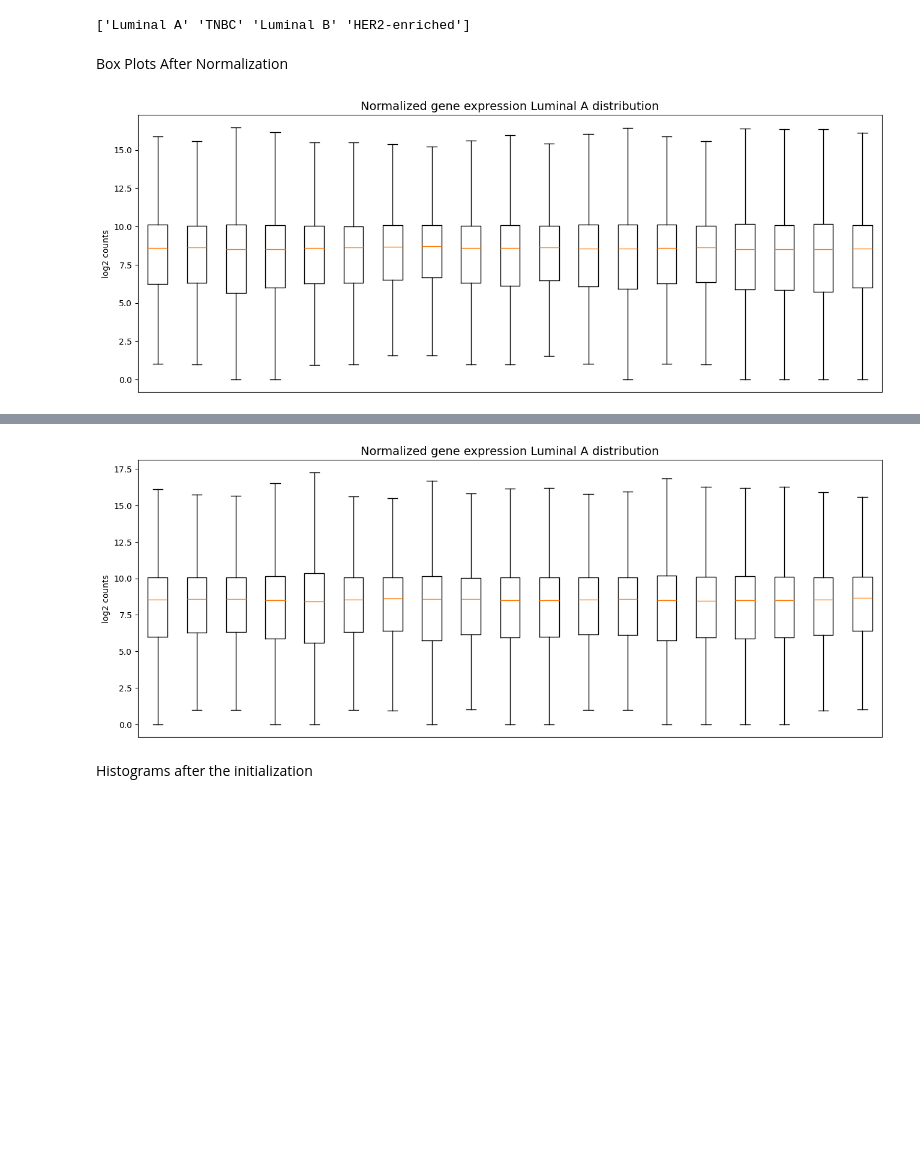
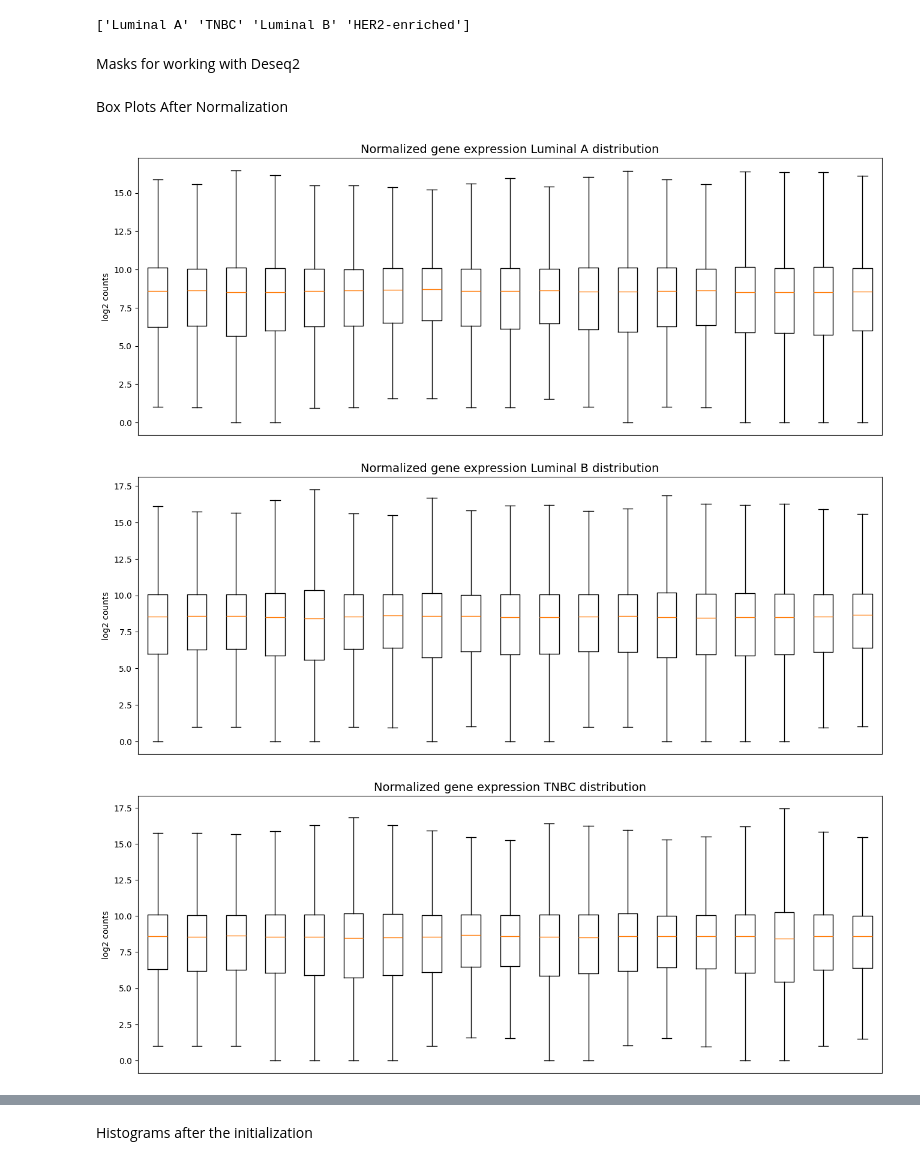
Before and after one commit to Fasmanuel2002/UPSA_Thesis_Research, a Jupyter notebook: research/notebooks/Clinical_data.ipynb, the cells around one changed output, grey strips where cells are left out. Cells and saved outputs as stored; diff of their text form; code cells hidden in the pictures; blank space fills up the shorter version.

```diff
--- a/research/notebooks/Clinical_data.ipynb
+++ b/research/notebooks/Clinical_data.ipynb
@@ -350,4 +285,6 @@ Fitting LFCs...
 print(deseqDataSet_variable.obs["Tumor_Cancer"].unique())
 # %% [output]
 ['Luminal A' 'TNBC' 'Luminal B' 'HER2-enriched']
+# %% [markdown]
+Masks for working with Deseq2
 # %%
@@ -368,9 +303,38 @@ Box Plots After Normalization
 # %%
 plt.figure(figsize=(16,6))
 plt.boxplot(np.log2(normal_counts_luminal_A[1:20].T + 1), showfliers=False)
 plt.xticks([])
 plt.title("Normalized gene expression Luminal A distribution", fontsize=14)
 plt.ylabel("log2 counts")
 plt.show()
+
+
+
+plt.figure(figsize=(16,6))
+plt.boxplot(np.log2(normal_counts_luminal_B[1:20].T + 1), showfliers=False)
+plt.xticks([])
+plt.title("Normalized gene expression Luminal B distribution", fontsize=14)
+plt.ylabel("log2 counts")
+plt.show()
+
+
+
+plt.figure(figsize=(16,6))
+plt.boxplot(np.log2(normal_counts_luminal_TNBC[1:20].T + 1), showfliers=False)
+plt.xticks([])
+plt.title("Normalized gene expression TNBC distribution", fontsize=14)
+plt.ylabel("log2 counts")
+plt.show()
+
+
+
+plt.figure(figsize=(16,6))
+plt.boxplot(np.log2(normal_counts_luminal_HER2[1:20].T + 1), showfliers=False)
+plt.xticks([])
+plt.title("Normalized gene expression HER2 distribution", fontsize=14)
+plt.ylabel("log2 counts")
+plt.show()
 # %% [output]
 [figure]
+[figure, added]
+[figure, added]
@@ -377,12 +342,3 @@ plt.show()
-# %%
-plt.figure(figsize=(16,6))
-plt.boxplot(np.log2(normal_counts_luminal_B[1:20].T + 1), showfliers=False)
-plt.xticks([])
-plt.title("Normalized gene expression Luminal A distribution", fontsize=14)
-plt.ylabel("log2 counts")
-plt.show()
-# %% [output]
-[figure, removed]
 # %% [markdown]
 Histograms after the initialization
 # %%
```
Also changed, not shown: parts of 25 cells of this notebook.
